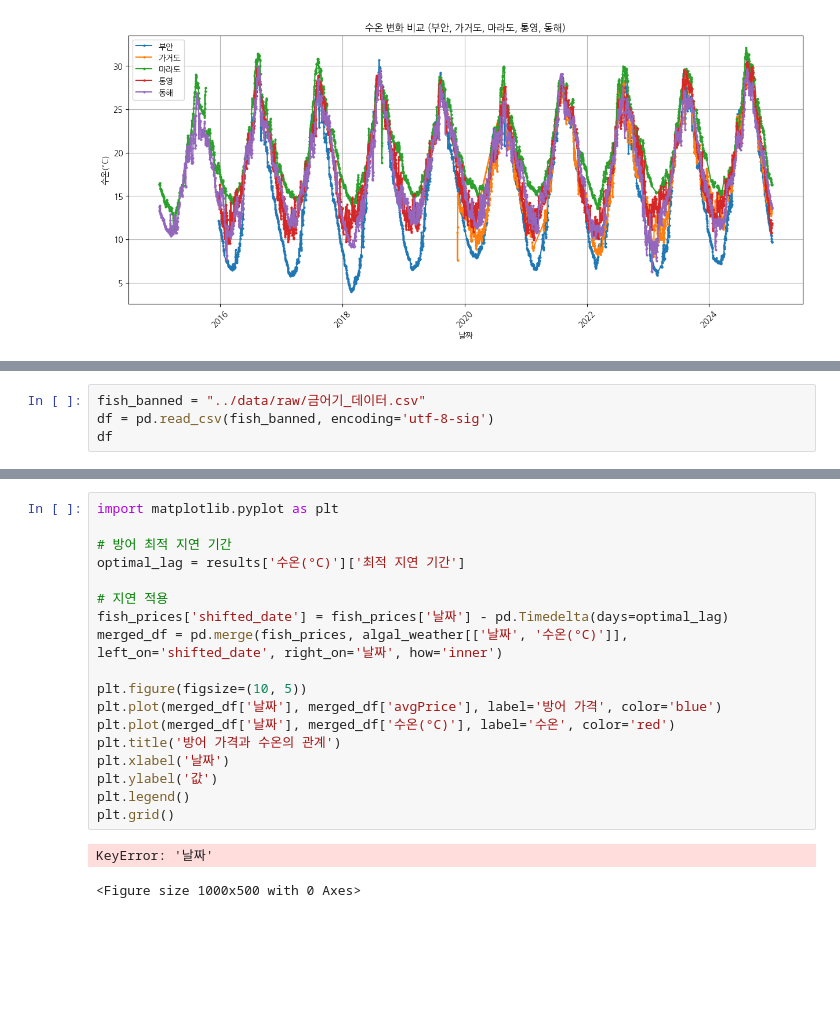
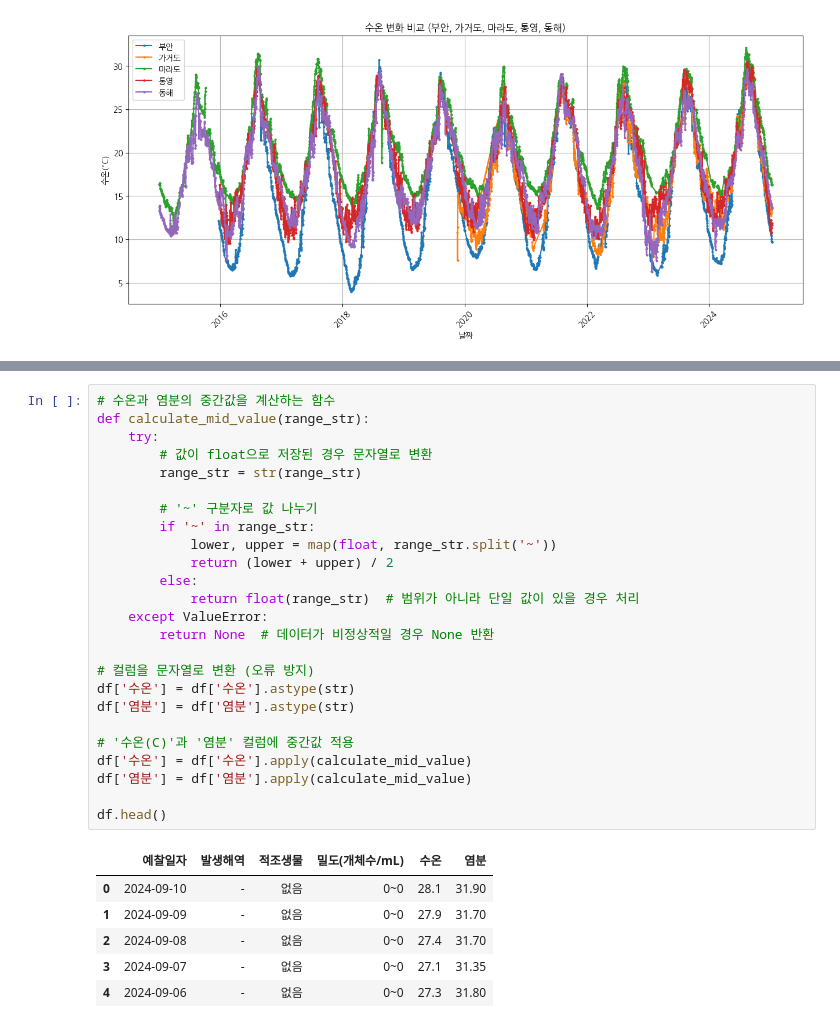
Before and after one commit to vhf1030/Pisces, a Jupyter notebook: notebooks/기상데이터분류.ipynb, the cells around one changed output, grey strips where cells are left out. Cells and saved outputs as stored; diff of their text form; blank space fills up the shorter version.

```diff
--- a/notebooks/기상데이터분류.ipynb
+++ b/notebooks/기상데이터분류.ipynb
@@ -164,4 +160,0 @@ df.head(30)
-# %%
-fish_banned = "../data/raw/금어기_데이터.csv"
-df = pd.read_csv(fish_banned, encoding='utf-8-sig')
-df
@@ -310,21 +161,32 @@ ValueError: All arrays must be of the same length
-# %%
-import matplotlib.pyplot as plt
-
-# 방어 최적 지연 기간
-optimal_lag = results['수온(°C)']['최적 지연 기간']
-
-# 지연 적용
-fish_prices['shifted_date'] = fish_prices['날짜'] - pd.Timedelta(days=optimal_lag)
-merged_df = pd.merge(fish_prices, algal_weather[['날짜', '수온(°C)']], left_on='shifted_date', right_on='날짜', how='inner')
-
-plt.figure(figsize=(10, 5))
-plt.plot(merged_df['날짜'], merged_df['avgPrice'], label='방어 가격', color='blue')
-plt.plot(merged_df['날짜'], merged_df['수온(°C)'], label='수온', color='red')
-plt.title('방어 가격과 수온의 관계')
-plt.xlabel('날짜')
-plt.ylabel('값')
-plt.legend()
-plt.grid()
-# %% [output]
-KeyError: '날짜'
-<Figure size 1000x500 with 0 Axes>
+# %%
+# 수온과 염분의 중간값을 계산하는 함수
+def calculate_mid_value(range_str):
+    try:
+        # 값이 float으로 저장된 경우 문자열로 변환
+        range_str = str(range_str)
+
+        # '~' 구분자로 값 나누기
+        if '~' in range_str:
+            lower, upper = map(float, range_str.split('~'))
+            return (lower + upper) / 2
+        else:
+            return float(range_str)  # 범위가 아니라 단일 값이 있을 경우 처리
+    except ValueError:
+        return None  # 데이터가 비정상적일 경우 None 반환
+
+# 컬럼을 문자열로 변환 (오류 방지)
+df['수온'] = df['수온'].astype(str)
+df['염분'] = df['염분'].astype(str)
+
+# '수온(C)'과 '염분' 컬럼에 중간값 적용
+df['수온'] = df['수온'].apply(calculate_mid_value)
+df['염분'] = df['염분'].apply(calculate_mid_value)
+
+df.head()
+# %% [output]
+|  | 예찰일자 | 발생해역 | 적조생물 | 밀도(개체수/mL) | 수온 | 염분 |
+| 0 | 2024-09-10 | - | 없음 | 0~0 | 28.1 | 31.90 |
+| 1 | 2024-09-09 | - | 없음 | 0~0 | 27.9 | 31.70 |
+| 2 | 2024-09-08 | - | 없음 | 0~0 | 27.4 | 31.70 |
+| 3 | 2024-09-07 | - | 없음 | 0~0 | 27.1 | 31.35 |
+| 4 | 2024-09-06 | - | 없음 | 0~0 | 27.3 | 31.80 |
```
Also changed, not shown: parts of 10 cells of this notebook, 3 other files.
